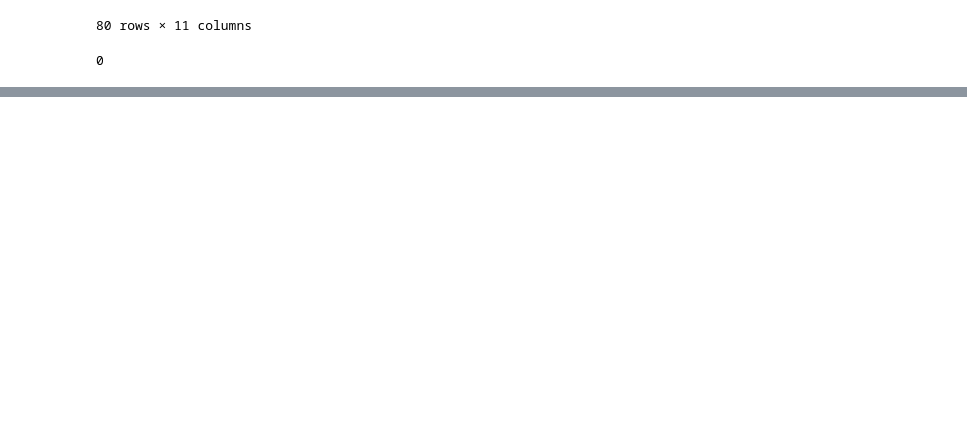
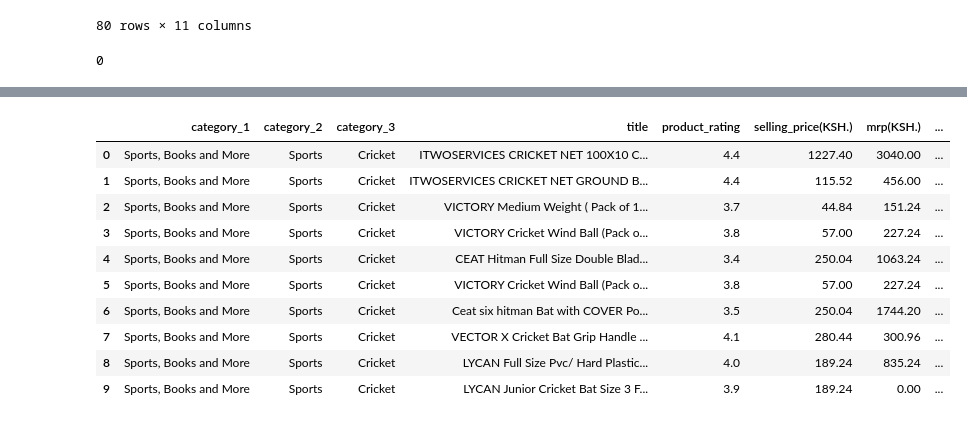
Before and after one commit to franchiseBoyz/Ecommerce-Recommender-System, a Jupyter notebook: notebook.ipynb, the cells around one changed output, grey strips where cells are left out. Cells and saved outputs as stored; diff of their text form; code cells hidden in the pictures; blank space fills up the shorter version.

```diff
--- a/notebook.ipynb
+++ b/notebook.ipynb
@@ -210,0 +366,14 @@ df[df['selling_price'].isnull()]
+# %%
+df.head(10)
+# %% [output]
+|  | category_1 | category_2 | category_3 | title | product_rating | selling_price(KSH.) | mrp(KSH.) | ... |
+| 0 | Sports, Books and More | Sports | Cricket | ITWOSERVICES CRICKET NET 100X10 C... | 4.4 | 1227.40 | 3040.00 | ... |
+| 1 | Sports, Books and More | Sports | Cricket | ITWOSERVICES CRICKET NET GROUND B... | 4.4 | 115.52 | 456.00 | ... |
+| 2 | Sports, Books and More | Sports | Cricket | VICTORY Medium Weight ( Pack of 1... | 3.7 | 44.84 | 151.24 | ... |
+| 3 | Sports, Books and More | Sports | Cricket | VICTORY Cricket Wind Ball (Pack o... | 3.8 | 57.00 | 227.24 | ... |
+| 4 | Sports, Books and More | Sports | Cricket | CEAT Hitman Full Size Double Blad... | 3.4 | 250.04 | 1063.24 | ... |
+| 5 | Sports, Books and More | Sports | Cricket | VICTORY Cricket Wind Ball (Pack o... | 3.8 | 57.00 | 227.24 | ... |
+| 6 | Sports, Books and More | Sports | Cricket | Ceat six hitman Bat with COVER Po... | 3.5 | 250.04 | 1744.20 | ... |
+| 7 | Sports, Books and More | Sports | Cricket | VECTOR X Cricket Bat Grip Handle ... | 4.1 | 280.44 | 300.96 | ... |
+| 8 | Sports, Books and More | Sports | Cricket | LYCAN Full Size Pvc/ Hard Plastic... | 4.0 | 189.24 | 835.24 | ... |
+| 9 | Sports, Books and More | Sports | Cricket | LYCAN Junior Cricket Bat Size 3 F... | 3.9 | 189.24 | 0.00 | ... |
```
Also changed, not shown: parts of 15 cells of this notebook.
